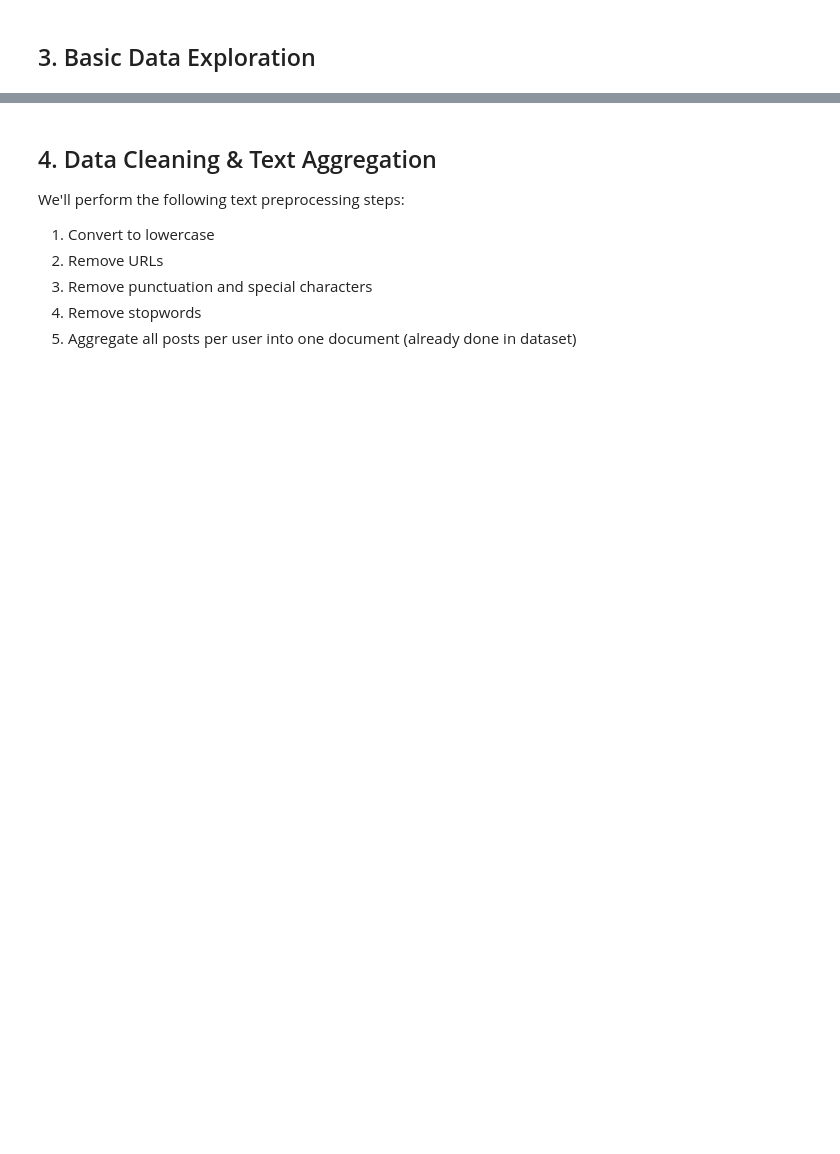
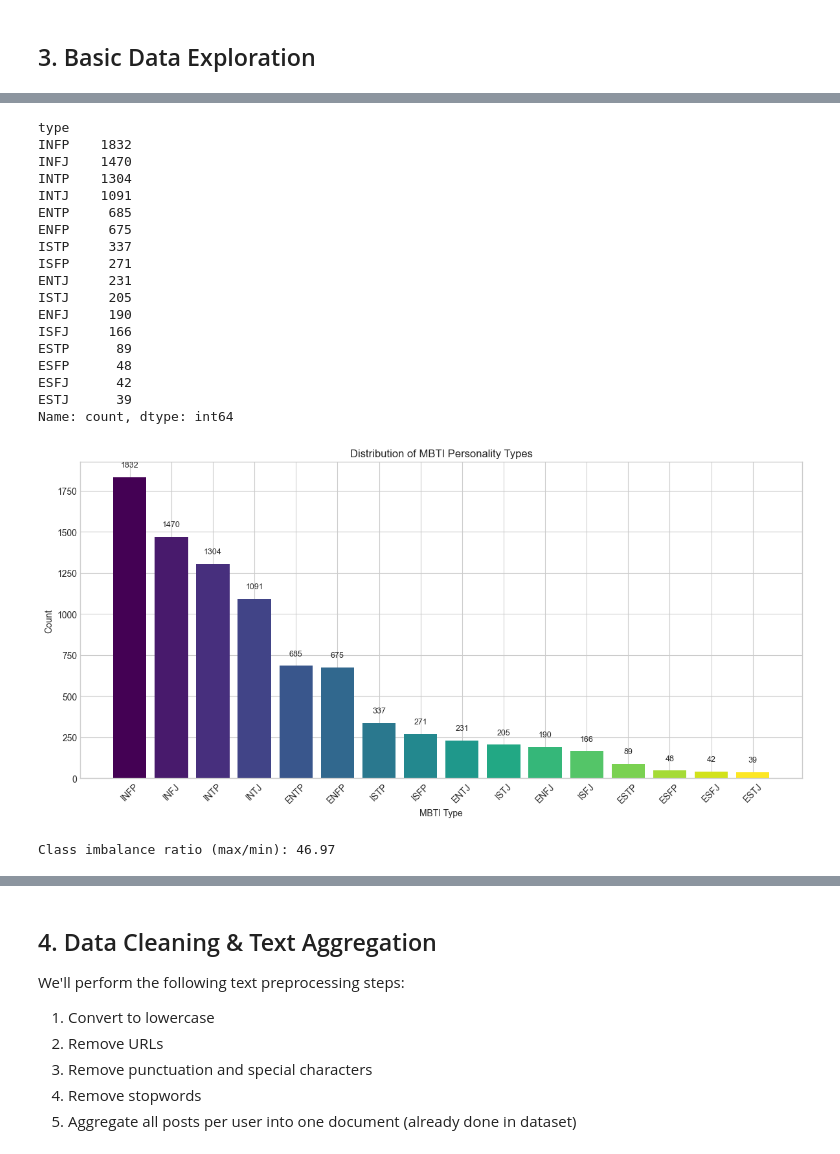
Before and after one commit to Mr-MRF-Dev/MBTI-Text-Classifier, a Jupyter notebook: notebook.ipynb, the cells around one changed output, grey strips where cells are left out. Drawn from its saved outputs; the diff is of its cells as text; code cells hidden in the pictures; blank space fills up the shorter version.

```diff
--- a/notebook.ipynb
+++ b/notebook.ipynb
@@ -74,23 +92,50 @@ print(f"Missing values: {df_raw.isnull().sum().sum()}")
 # %%
-type_counts = df_raw['type'].value_counts()
+type_counts = df_raw["type"].value_counts()
 print(type_counts)
 
 fig, ax = plt.subplots(figsize=(12, 6))
 colors = plt.cm.viridis(np.linspace(0, 1, len(type_counts)))
 bars = ax.bar(type_counts.index, type_counts.values, color=colors)
-ax.set_xlabel('MBTI Type')
-ax.set_ylabel('Count')
-ax.set_title('Distribution of MBTI Personality Types')
+ax.set_xlabel("MBTI Type")
+ax.set_ylabel("Count")
+ax.set_title("Distribution of MBTI Personality Types")
 plt.xticks(rotation=45)
 
 for bar, count in zip(bars, type_counts.values):
-    ax.text(bar.get_x() + bar.get_width()/2, bar.get_height() + 50,
-            str(count), ha='center', va='bottom', fontsize=9)
+    ax.text(
+        bar.get_x() + bar.get_width() / 2,
+        bar.get_height() + 50,
+        str(count),
+        ha="center",
+        va="bottom",
+        fontsize=9,
+    )
 plt.tight_layout()
-plt.savefig('images/01_mbti_distribution.png', dpi=150, bbox_inches='tight')
+plt.savefig("images/01_mbti_distribution.png", dpi=150, bbox_inches="tight")
 plt.show()
 
 print(f"Class imbalance ratio (max/min): {type_counts.max() / type_counts.min():.2f}")
+# %% [output]
+type
+INFP    1832
+INFJ    1470
+INTP    1304
+INTJ    1091
+ENTP     685
+ENFP     675
+ISTP     337
+ISFP     271
+ENTJ     231
+ISTJ     205
+ENFJ     190
+ISFJ     166
+ESTP      89
+ESFP      48
+ESFJ      42
+ESTJ      39
+Name: count, dtype: int64
+[figure, added]
+Class imbalance ratio (max/min): 46.97
 # %%
 for i in range(3):
     print(f"Type: {df_raw.iloc[i]['type']}")
```
Also changed, not shown: parts of 22 cells of this notebook, 1 other file.
